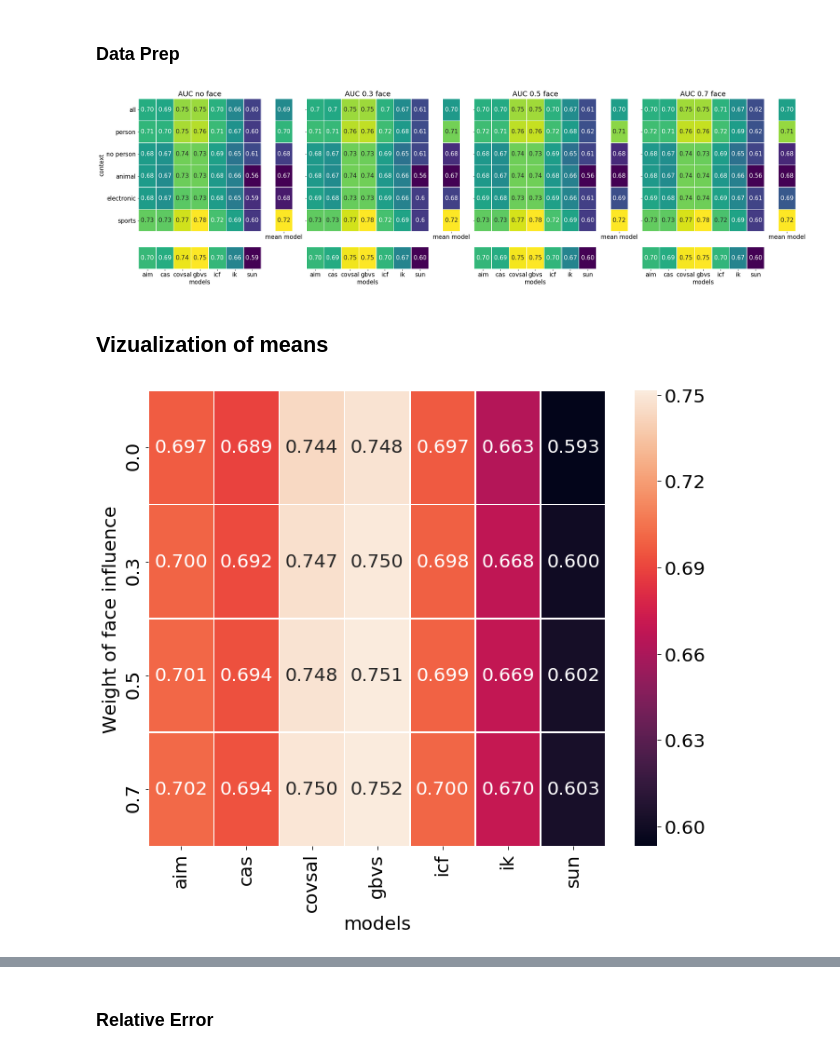
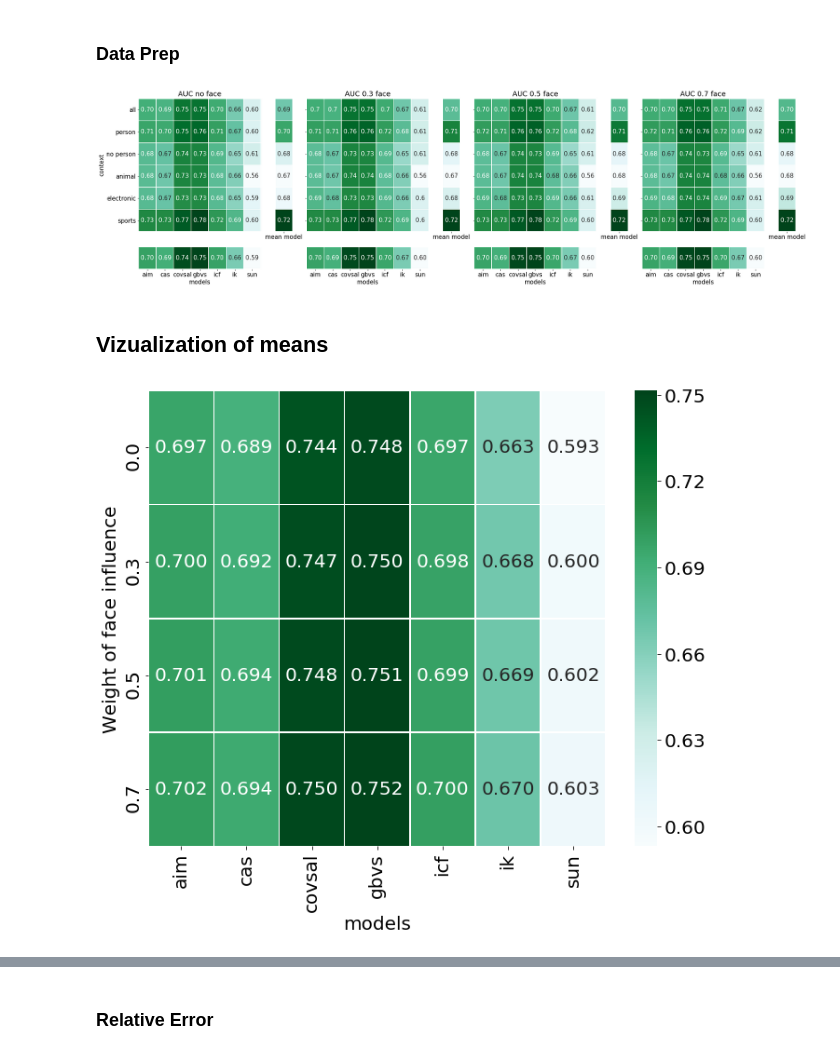
Before and after one commit to alTeska/face_saliency, a Jupyter notebook: report/Data_Visualization_AUC_means_0202.ipynb, the cells around one changed output, grey strips where cells are left out. Drawn from its saved outputs; the diff is of its cells as text; code cells hidden in the pictures.

```diff
--- a/report/Data_Visualization_AUC_means_0202.ipynb
+++ b/report/Data_Visualization_AUC_means_0202.ipynb
@@ -436,26 +436,26 @@ ax31 = plt.subplot(gs[6])
 ax32 = plt.subplot(gs[7])
 ax33 = plt.subplot(gs[14])
 
-im = sns.heatmap(AUC0, annot=True, linewidths=.5, ax=ax01, cmap='viridis', cbar=False, xticklabels='', fmt='.2f');
-sns.heatmap(AUCmean_model, annot=True, linewidths=.5, ax=ax02, cmap='viridis', yticklabels='', cbar=False, fmt='.2f');
-sns.heatmap(AUCmean_context, annot=True, linewidths=.5, ax=ax03, cmap='viridis', yticklabels='', cbar=False, fmt='.2f');
+im = sns.heatmap(AUC0, annot=True, linewidths=.5, ax=ax01, cmap='BuGn', cbar=False, xticklabels='', fmt='.2f');
+sns.heatmap(AUCmean_model, annot=True, linewidths=.5, ax=ax02, cmap='BuGn', yticklabels='', cbar=False, fmt='.2f');
+sns.heatmap(AUCmean_context, annot=True, linewidths=.5, ax=ax03, cmap='BuGn', yticklabels='', cbar=False, fmt='.2f');
 
-sns.heatmap(AUC0_f03, annot=True, linewidths=.5, ax=ax11, cmap='viridis', cbar=False, xticklabels='');
-sns.heatmap(AUCmean_model_f03, annot=True, linewidths=.5, ax=ax12, cmap='viridis', yticklabels='', cbar=False, fmt='.2f');
-sns.heatmap(AUCmean_context_f03, annot=True, linewidths=.5, ax=ax13, cmap='viridis', yticklabels='', cbar=False, fmt='.2f');
+sns.heatmap(AUC0_f03, annot=True, linewidths=.5, ax=ax11, cmap='BuGn', cbar=False, xticklabels='');
+sns.heatmap(AUCmean_model_f03, annot=True, linewidths=.5, ax=ax12, cmap='BuGn', yticklabels='', cbar=False, fmt='.2f');
+sns.heatmap(AUCmean_context_f03, annot=True, linewidths=.5, ax=ax13, cmap='BuGn', yticklabels='', cbar=False, fmt='.2f');
 
-sns.heatmap(AUC0_f05, annot=True, linewidths=.5, ax=ax21, cmap='viridis', cbar=False, xticklabels='', fmt='.2f');
-sns.heatmap(AUCmean_model_f05, annot=True, linewidths=.5, ax=ax22, cmap='viridis', yticklabels='', cbar=False, fmt='.2f');
-sns.heatmap(AUCmean_context_f05, annot=True, linewidths=.5, ax=ax23, cmap='viridis', yticklabels='', cbar=False, fmt='.2f');
+sns.heatmap(AUC0_f05, annot=True, linewidths=.5, ax=ax21, cmap='BuGn', cbar=False, xticklabels='', fmt='.2f');
+sns.heatmap(AUCmean_model_f05, annot=True, linewidths=.5, ax=ax22, cmap='BuGn', yticklabels='', cbar=False, fmt='.2f');
+sns.heatmap(AUCmean_context_f05, annot=True, linewidths=.5, ax=ax23, cmap='BuGn', yticklabels='', cbar=False, fmt='.2f');
 
-sns.heatmap(AUC0_f07, annot=True, linewidths=.5, ax=ax31, cmap='viridis', cbar=False, xticklabels='', fmt='.2f');
+sns.heatmap(AUC0_f07, annot=True, linewidths=.5, ax=ax31, cmap='BuGn', cbar=False, xticklabels='', fmt='.2f');
 
-# sns.heatmap(AUCmean_model_f07, annot=True, linewidths=.5, ax=ax32, cmap='viridis', yticklabels='', cbar=True, fmt='.2f', cbar_kws={'fraction':1, 'pad':-0.2});
-sns.heatmap(AUCmean_model_f07, annot=True, linewidths=.5, ax=ax32, cmap='viridis', yticklabels='', cbar=False, fmt='.2f');
+# sns.heatmap(AUCmean_model_f07, annot=True, linewidths=.5, ax=ax32, cmap='BuGn', yticklabels='', cbar=True, fmt='.2f', cbar_kws={'fraction':1, 'pad':-0.2});
+sns.heatmap(AUCmean_model_f07, annot=True, linewidths=.5, ax=ax32, cmap='BuGn', yticklabels='', cbar=False, fmt='.2f');
 
 # plt.colorbar(mappable=im.get_children()[0], cmap='viridis')
 
-sns.heatmap(AUCmean_context_f07, annot=True, linewidths=.5, ax=ax33, cmap='viridis', yticklabels='', cbar=False, fmt='.2f');
+sns.heatmap(AUCmean_context_f07, annot=True, linewidths=.5, ax=ax33, cmap='BuGn', yticklabels='', cbar=False, fmt='.2f');
 
 
 # axes = plt.subplot(gs[8])
@@ -495,7 +495,7 @@ ax21.set_title('AUC 0.5 face');
 ax31.set_title('AUC 0.7 face');
 plt.savefig('plots/AUC_sep_with_mean.png', bbox_inches='tight', pad_inches=0)
 # %% [output]
-[figure, old version]
+[figure, new version]
 # %%
 # fig, axes = plt.subplots(
 #         nrows=2, ncols=2, sharex=True, sharey=False,
@@ -549,15 +549,15 @@ plt.savefig('plots/AUC_sep_with_mean.png', bbox_inches='tight', pad_inches=0)
 # %%
 matplotlib.rcParams.update({'font.size': 20})
 
 f, ax = plt.subplots(figsize=(11, 9))
-sns.heatmap(mean_contexts.transpose(), annot=True, linewidths=.5, ax=ax,fmt='.3f');
+sns.heatmap(mean_contexts.transpose(), annot=True, linewidths=.5, ax=ax,fmt='.3f', cmap='BuGn');
 
 # plt.title('AUC scores of different models');
 plt.ylabel('Weight of face influence')
 plt.xticks(rotation=90)
 
 plt.savefig('plots/AUC_performance_mean_contexts.png', bbox_inches='tight', pad_inches=0)
 # %% [output]
-[figure, old version]
+[figure, new version]
 # %%
 f, ax = plt.subplots(figsize=(11, 9))
```
Also changed, not shown: parts of 5 cells of this notebook, 23 other files.
